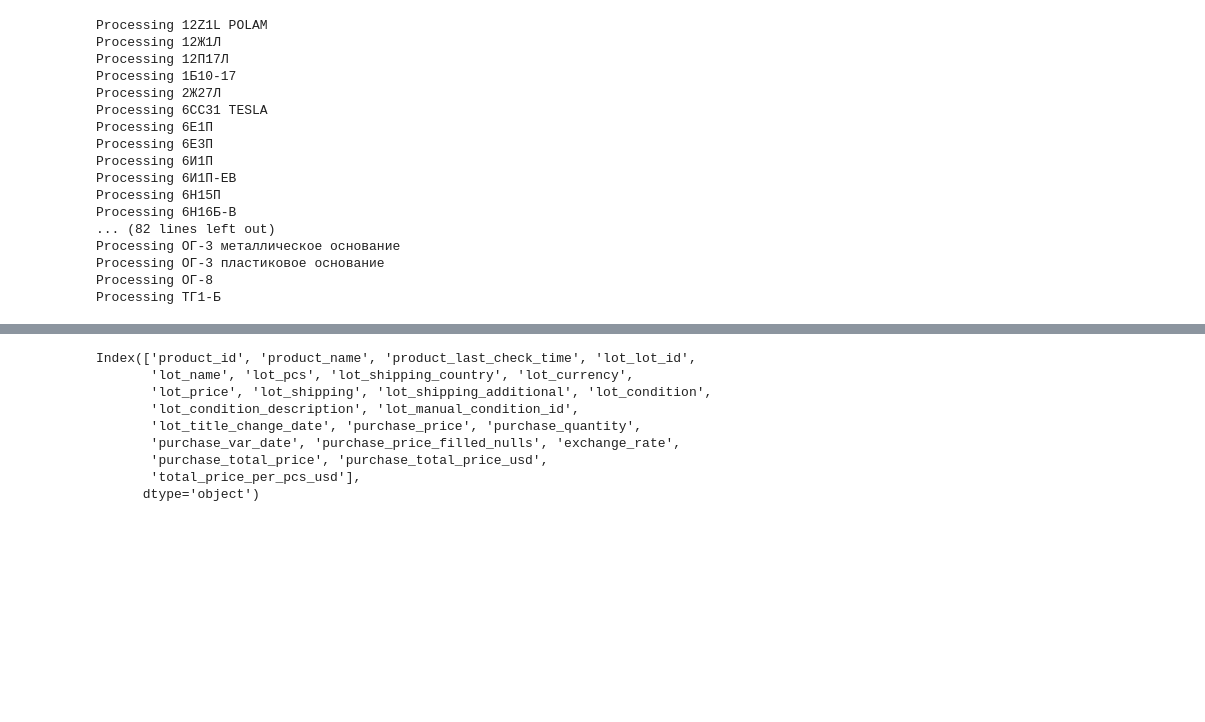
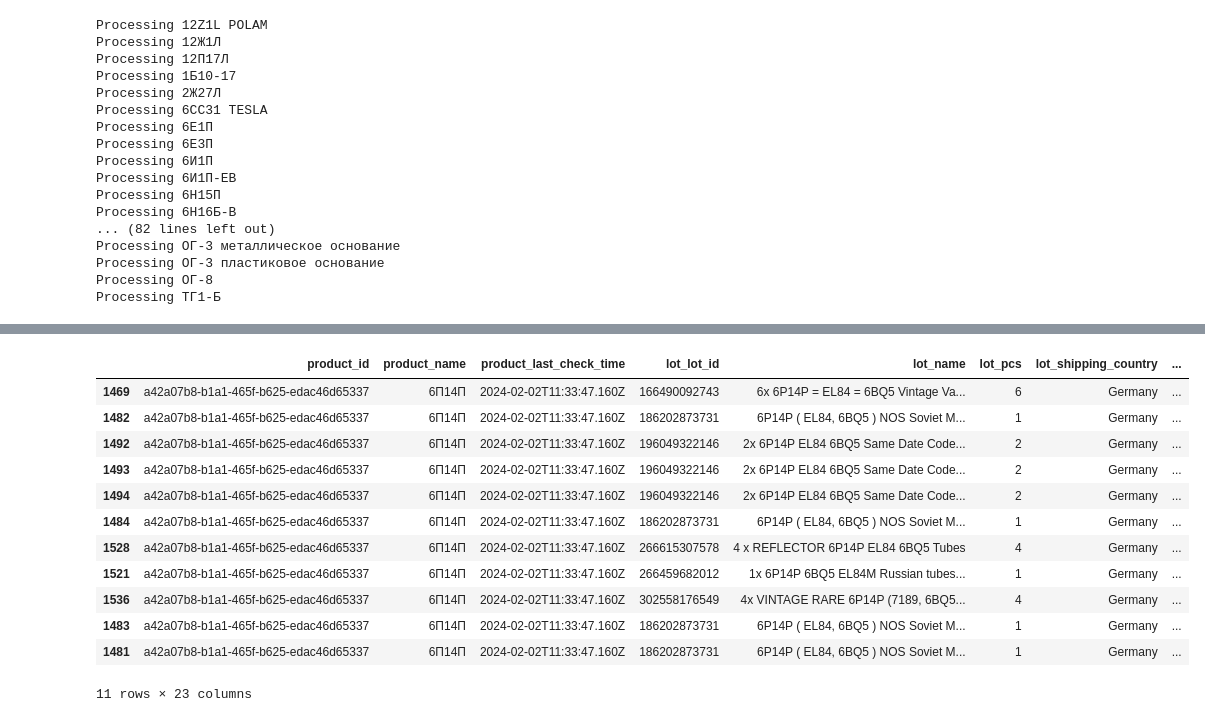
Before and after one commit to artyompetrov/Ebay, a Jupyter notebook: Python/Prices.ipynb, the cells around one changed output, grey strips where cells are left out. Drawn from its saved outputs; the diff is of its cells as text; code cells hidden in the pictures; blank space fills up the shorter version.

```diff
--- a/Python/Prices.ipynb
+++ b/Python/Prices.ipynb
@@ -142,13 +148,17 @@ df.hist('total_price_per_pcs_usd', by='lot_manual_condition_id');
-# %%
-df.keys()
-# %% [output]
-Index(['product_id', 'product_name', 'product_last_check_time', 'lot_lot_id',
-       'lot_name', 'lot_pcs', 'lot_shipping_country', 'lot_currency',
-       'lot_price', 'lot_shipping', 'lot_shipping_additional', 'lot_condition',
-       'lot_condition_description', 'lot_manual_condition_id',
-       'lot_title_change_date', 'purchase_price', 'purchase_quantity',
-       'purchase_var_date', 'purchase_price_filled_nulls', 'exchange_rate',
-       'purchase_total_price', 'purchase_total_price_usd',
-       'total_price_per_pcs_usd'],
-      dtype='object')
+# %%
+df_hist.sort_values('total_price_per_pcs_usd')
+# %% [output]
+|  | product_id | product_name | product_last_check_time | lot_lot_id | lot_name | lot_pcs | lot_shipping_country | ... |
+| 1469 | a42a07b8-b1a1-465f-b625-edac46d65337 | 6П14П | 2024-02-02T11:33:47.160Z | 166490092743 | 6x 6P14P = EL84 = 6BQ5 Vintage Va... | 6 | Germany | ... |
+| 1482 | a42a07b8-b1a1-465f-b625-edac46d65337 | 6П14П | 2024-02-02T11:33:47.160Z | 186202873731 | 6P14P ( EL84, 6BQ5 ) NOS Soviet M... | 1 | Germany | ... |
+| 1492 | a42a07b8-b1a1-465f-b625-edac46d65337 | 6П14П | 2024-02-02T11:33:47.160Z | 196049322146 | 2x 6P14P EL84 6BQ5 Same Date Code... | 2 | Germany | ... |
+| 1493 | a42a07b8-b1a1-465f-b625-edac46d65337 | 6П14П | 2024-02-02T11:33:47.160Z | 196049322146 | 2x 6P14P EL84 6BQ5 Same Date Code... | 2 | Germany | ... |
+| 1494 | a42a07b8-b1a1-465f-b625-edac46d65337 | 6П14П | 2024-02-02T11:33:47.160Z | 196049322146 | 2x 6P14P EL84 6BQ5 Same Date Code... | 2 | Germany | ... |
+| 1484 | a42a07b8-b1a1-465f-b625-edac46d65337 | 6П14П | 2024-02-02T11:33:47.160Z | 186202873731 | 6P14P ( EL84, 6BQ5 ) NOS Soviet M... | 1 | Germany | ... |
+| 1528 | a42a07b8-b1a1-465f-b625-edac46d65337 | 6П14П | 2024-02-02T11:33:47.160Z | 266615307578 | 4 x REFLECTOR 6P14P EL84 6BQ5 Tubes | 4 | Germany | ... |
+| 1521 | a42a07b8-b1a1-465f-b625-edac46d65337 | 6П14П | 2024-02-02T11:33:47.160Z | 266459682012 | 1x 6P14P 6BQ5 EL84M Russian tubes... | 1 | Germany | ... |
+| 1536 | a42a07b8-b1a1-465f-b625-edac46d65337 | 6П14П | 2024-02-02T11:33:47.160Z | 302558176549 | 4x VINTAGE RARE 6P14P (7189, 6BQ5... | 4 | Germany | ... |
+| 1483 | a42a07b8-b1a1-465f-b625-edac46d65337 | 6П14П | 2024-02-02T11:33:47.160Z | 186202873731 | 6P14P ( EL84, 6BQ5 ) NOS Soviet M... | 1 | Germany | ... |
+| 1481 | a42a07b8-b1a1-465f-b625-edac46d65337 | 6П14П | 2024-02-02T11:33:47.160Z | 186202873731 | 6P14P ( EL84, 6BQ5 ) NOS Soviet M... | 1 | Germany | ... |
+11 rows × 23 columns
 # %%
```
Also changed, not shown: parts of 5 cells of this notebook, 2 other files.
